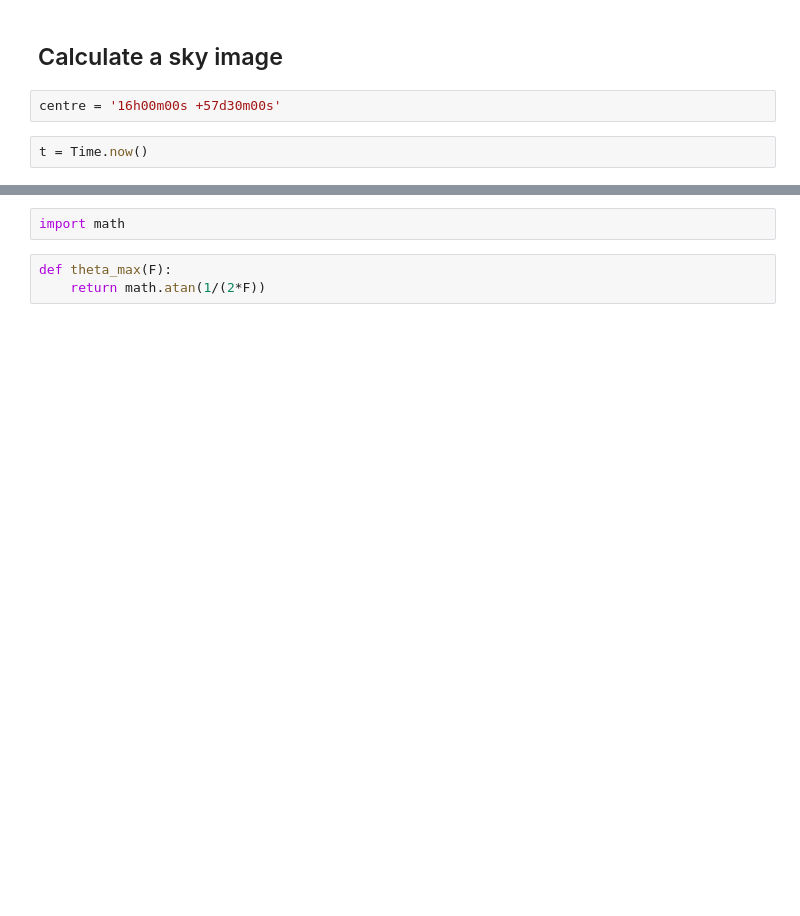
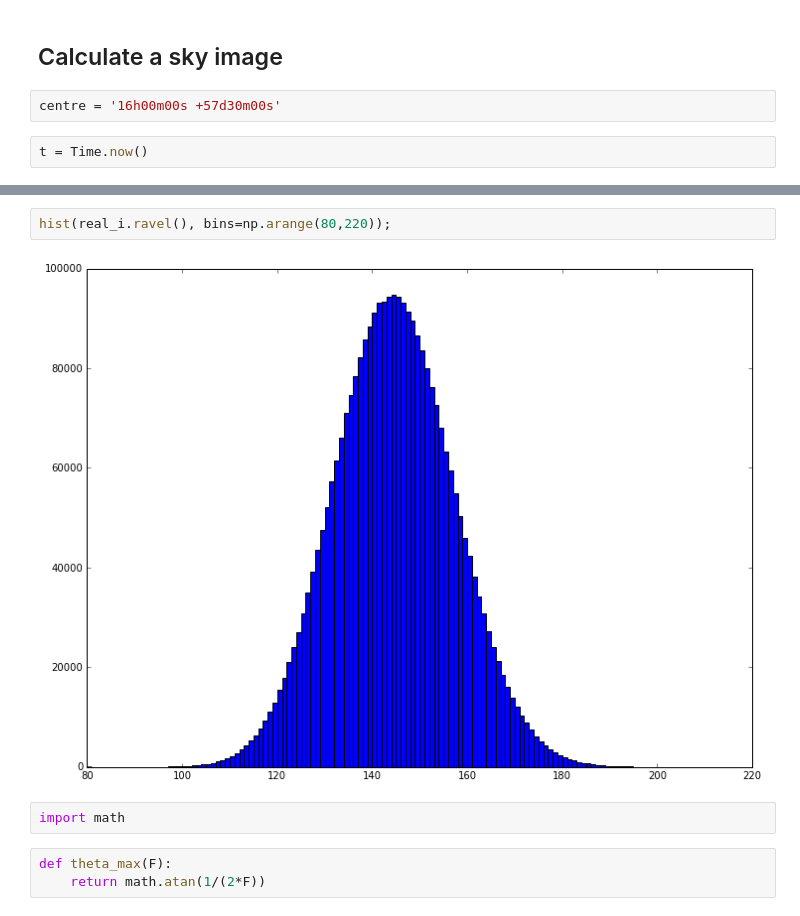
Before and after one commit to AnthonyHorton/astroimsim, a Jupyter notebook: Australian Space Eye.ipynb, the cells around one changed output, grey strips where cells are left out. Saved outputs shown, nothing was run; the diff lists cells and outputs as text; blank space fills up the shorter version.

```diff
--- a/Australian Space Eye.ipynb
+++ b/Australian Space Eye.ipynb
@@ -194,3 +215,7 @@ plt.colorbar()
+# %%
+hist(real_i.ravel(), bins=np.arange(80,220));
+# %% [output]
+[figure, added]
 # %%
 import math
 # %%
```
Also changed, not shown: parts of 8 cells of this notebook, 1 other file.
